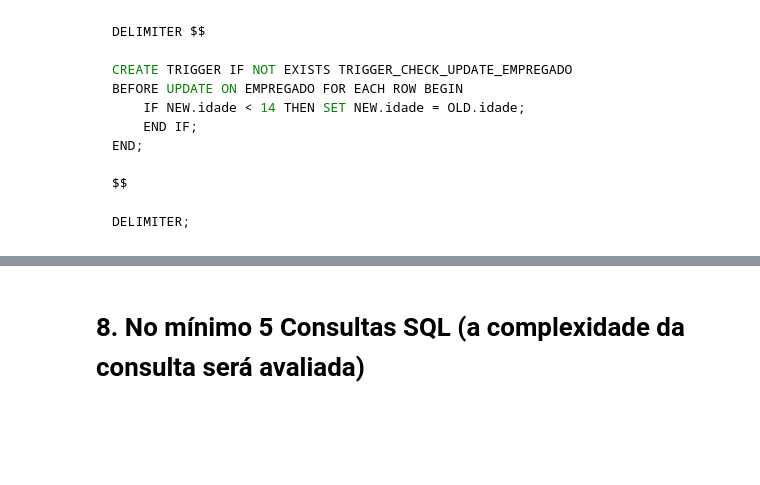
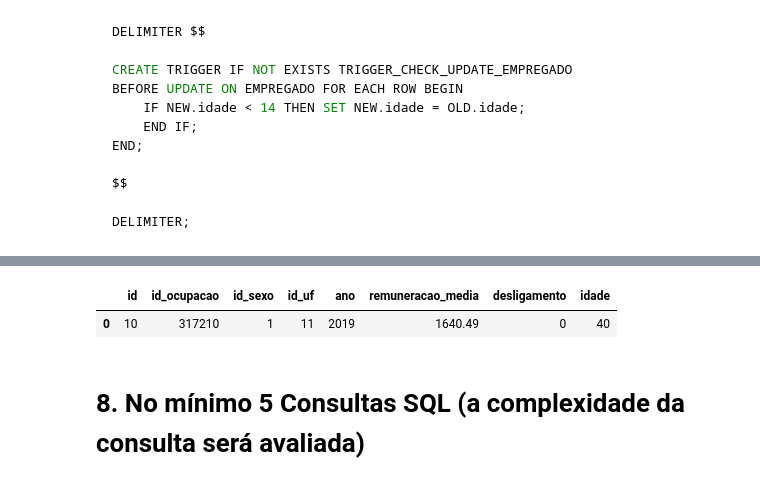
Before and after one commit to celiudos/unb_artigo_mineracao_dados, a Jupyter notebook: src/FBD/projeto_FBD.ipynb, the cells around one changed output, grey strips where cells are left out. Cells and saved outputs as stored; diff of their text form; code cells hidden in the pictures; blank space fills up the shorter version.

```diff
--- a/src/FBD/projeto_FBD.ipynb
+++ b/src/FBD/projeto_FBD.ipynb
@@ -588,3 +589,16 @@ ProgrammingError: 1064 (42000): You have an error in your SQL syntax; check the
+# %%
+cursor = cnx.cursor()
+cursor.execute(("UPDATE EMPREGADO "
+                "SET idade = 40 "
+                "WHERE id = 10"
+                ))
+
+pd.read_sql("""
+SELECT * FROM EMPREGADO WHERE id = 10
+""", cnx).tail(1)
+# %% [output]
+|  | id | id_ocupacao | id_sexo | id_uf | ano | remuneracao_media | desligamento | idade |
+| 0 | 10 | 317210 | 1 | 11 | 2019 | 1640.49 | 0 | 40 |
 # %% [markdown]
 # 8.  No mínimo 5 Consultas SQL (a complexidade da consulta será avaliada)
 # %% [markdown]
```
Also changed, not shown: parts of 5 cells of this notebook, 9 other files.
